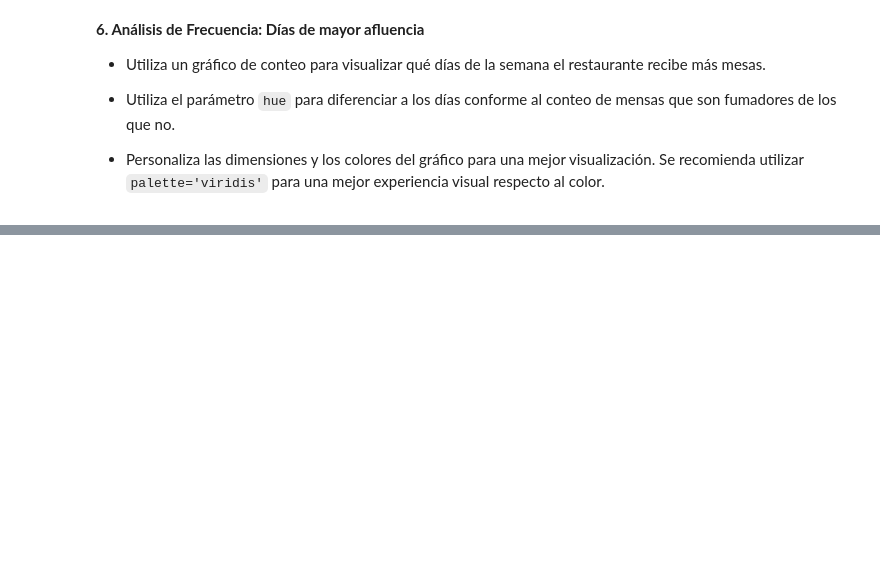
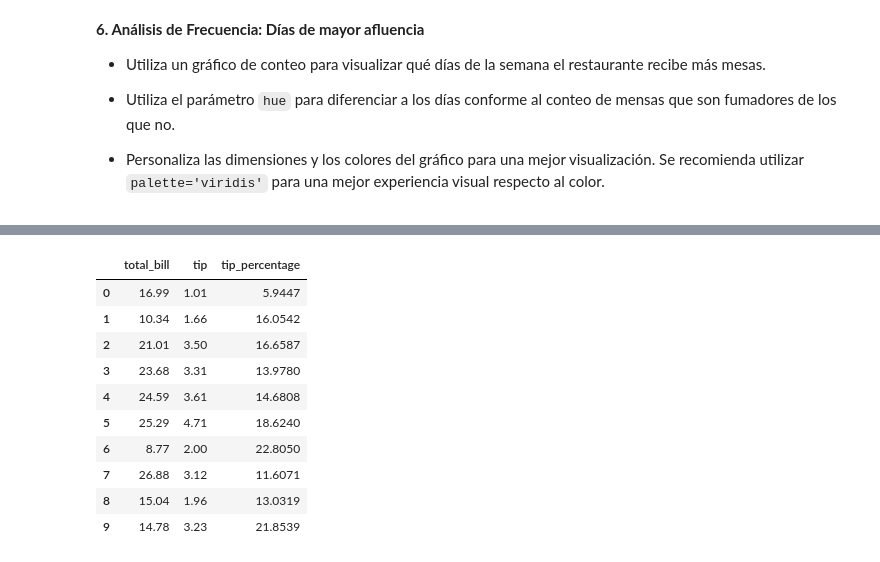
Before and after one commit to angelrz/data-analysis, a Jupyter notebook: 3 Introducción al Análisis de Datos/3.2 Hands_On_Herramientas_de_Análisis_de_Datos.ipynb, the cells around one changed output, grey strips where cells are left out. Cells and saved outputs as stored; diff of their text form; code cells hidden in the pictures; blank space fills up the shorter version.

```diff
--- a/3 Introducción al Análisis de Datos/3.2 Hands_On_Herramientas_de_Análisis_de_Datos.ipynb
+++ b/3 Introducción al Análisis de Datos/3.2 Hands_On_Herramientas_de_Análisis_de_Datos.ipynb
@@ -775,0 +835,17 @@ plt
+# %%
+# Creación de columna calculada
+
+df_tips['tip_percentage'] = round((df_tips['tip'] / df_tips['total_bill']) * 100, 4)
+df_tips[['total_bill', 'tip', 'tip_percentage']].head(10)
+# %% [output]
+|  | total_bill | tip | tip_percentage |
+| 0 | 16.99 | 1.01 | 5.9447 |
+| 1 | 10.34 | 1.66 | 16.0542 |
+| 2 | 21.01 | 3.50 | 16.6587 |
+| 3 | 23.68 | 3.31 | 13.9780 |
+| 4 | 24.59 | 3.61 | 14.6808 |
+| 5 | 25.29 | 4.71 | 18.6240 |
+| 6 | 8.77 | 2.00 | 22.8050 |
+| 7 | 26.88 | 3.12 | 11.6071 |
+| 8 | 15.04 | 1.96 | 13.0319 |
+| 9 | 14.78 | 3.23 | 21.8539 |
```
Also changed, not shown: parts of 44 cells of this notebook.
